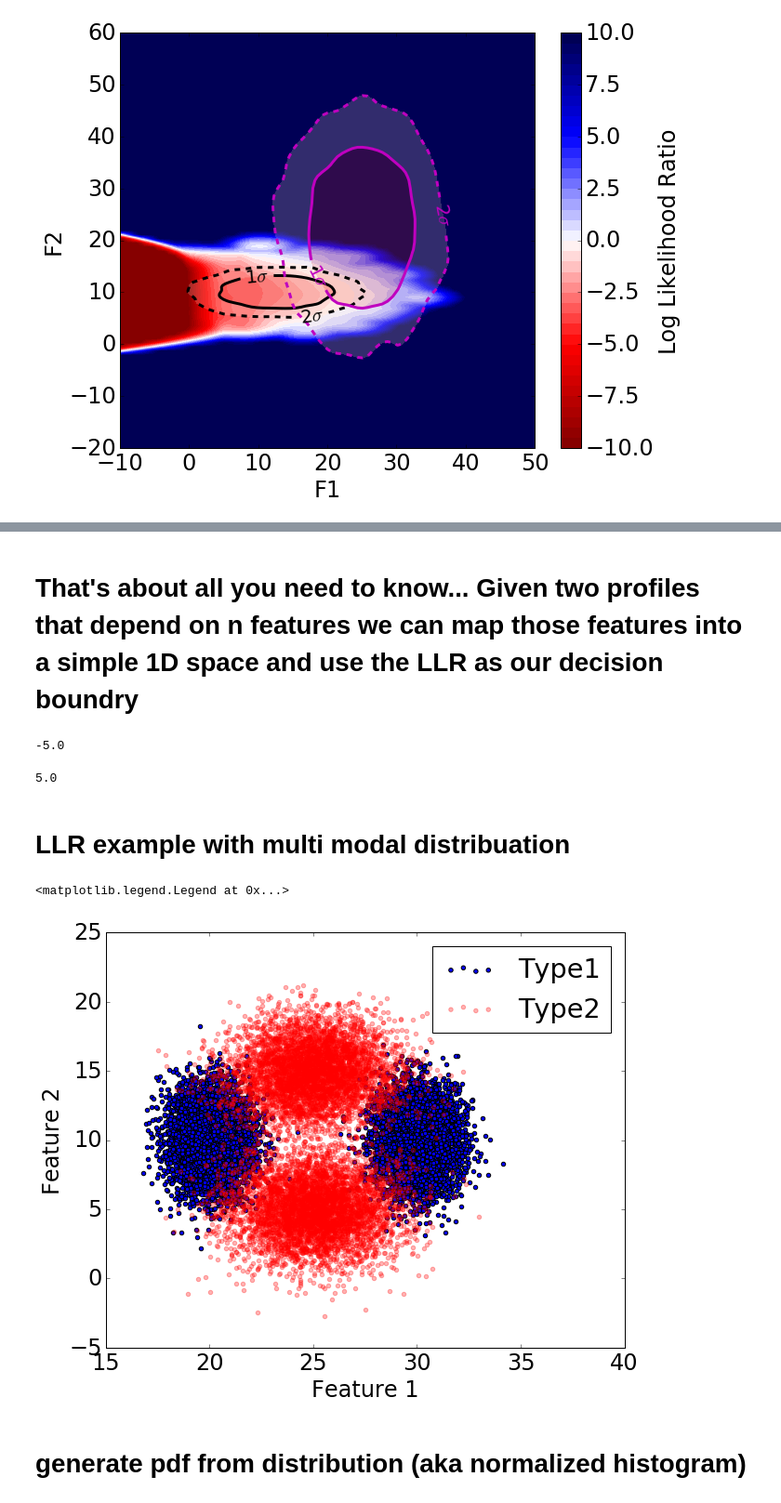
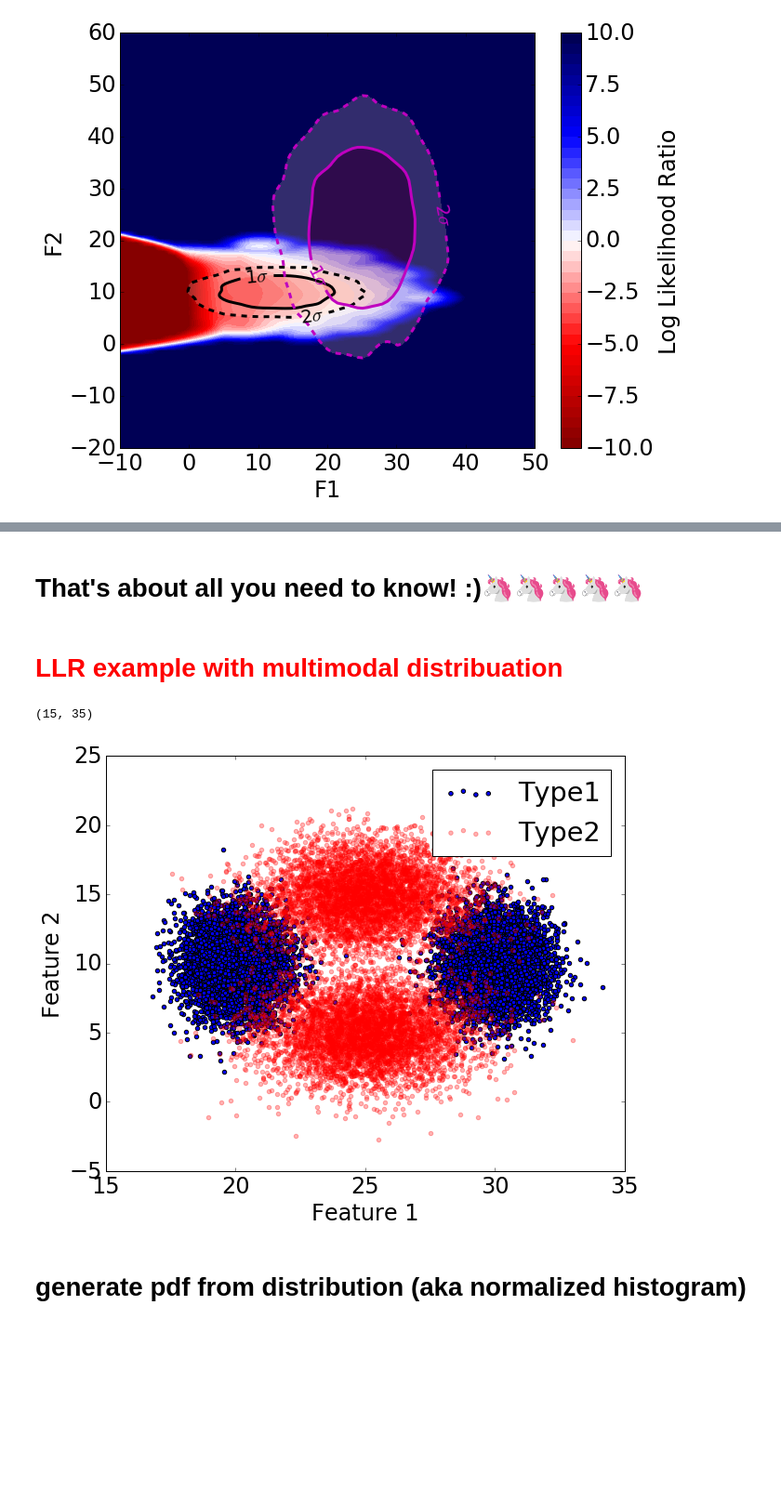
Before and after one commit to attdobi/PyNotebooks, a Jupyter notebook: Profile_Likelihood_Analysis_101.ipynb, the cells around one changed output, grey strips where cells are left out. Shown at 93% size. Saved outputs shown, nothing was run; the diff lists cells and outputs as text; code cells hidden in the pictures; blank space fills up the shorter version.

Commit message:
Profile Likelihood Analysis Example

```diff
--- a/Profile_Likelihood_Analysis_101.ipynb
+++ b/Profile_Likelihood_Analysis_101.ipynb
@@ -262,17 +270,7 @@ accept_val=T1Frac[np.abs(T2Frac-1e-3).argmin()] #acceptance at 1/1000 rejection
 # %% [markdown]
-<h1> That's about all you need to know... Given two profiles that depend on n features we can map those features into a simple 1D space and use the LLR as our decision boundry</h1>
+<h1> That's about all you need to know! :)🦄🦄🦄🦄🦄 </h1>
-# %%
-#LLR for signal like, yeilds negative values
-log10(1/1000000)-log10(1/10)
-# %% [output]
--5.0
-# %%
-#background, tends towards positive values
-log10(1/10)-log10(1/1000000)
-# %% [output]
-5.0
 # %% [markdown]
-<h1> LLR example with multi modal distribuation </h1>
+<h1 style='color:red';> LLR example with multimodal distribuation </h1>
 # %%
 x_range=[0, 50]
 y_range=[0,10.0]
@@ -291,12 +289,14 @@ T2=np.vstack((np.random.normal(meanT2F1, sigmaT2F1, 10000),np.random.normal(mean
 # %%
 plt.scatter(T1[0,:],T1[1,:])
 plt.scatter(T2[0,:],T2[1,:],color='r',alpha=0.3)
 plt.xlabel('Feature 1')
 plt.ylabel('Feature 2')
 plt.legend(('Type1','Type2'),scatterpoints=4)
+
+plt.xlim([15,35])
 # %% [output]
-<matplotlib.legend.Legend at 0x...>
+(15, 35)
-[figure, old version]
+[figure, new version]
 # %% [markdown]
 <h1> generate pdf from distribution (aka normalized histogram) </h1>
 # %%
```
Also changed, not shown: parts of 34 cells of this notebook.
